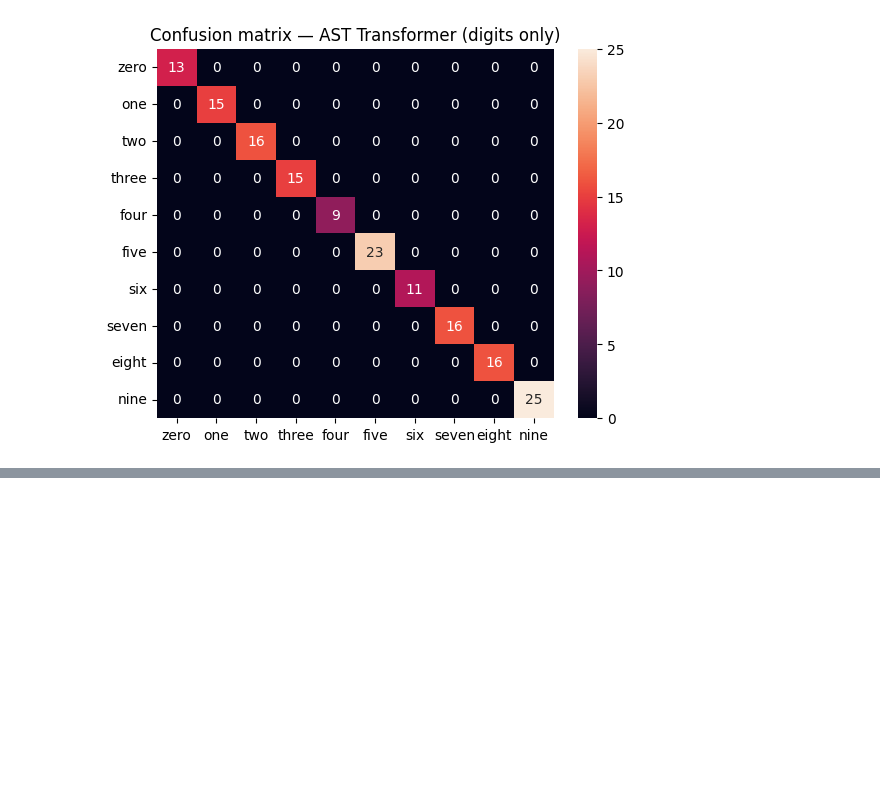
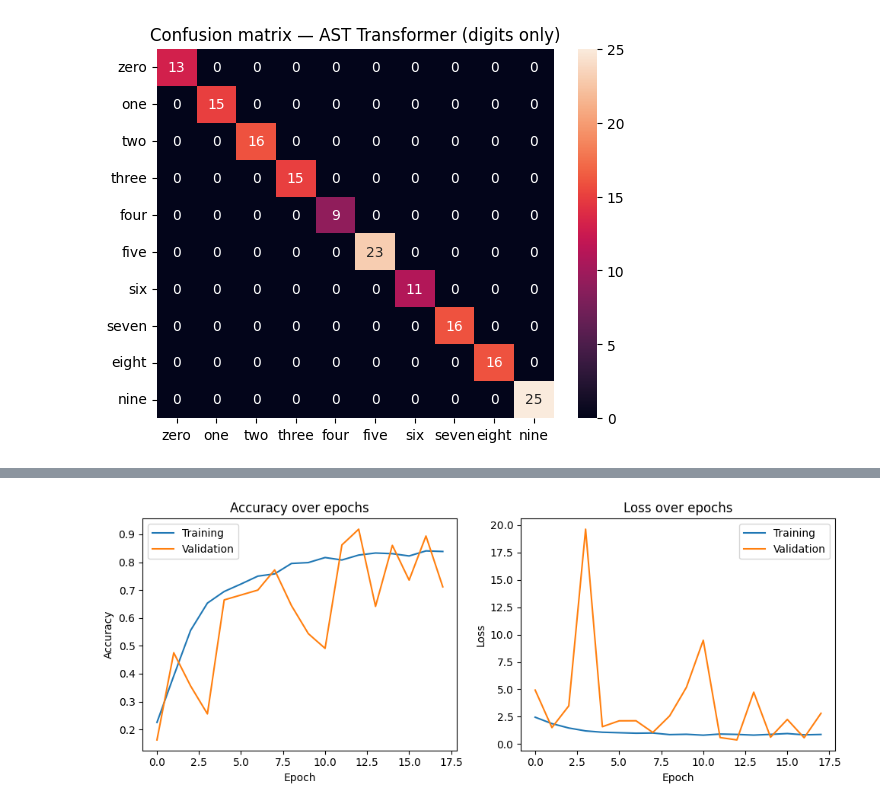
Before and after one commit to NicolasCatoiu/DAT255-Project-V26-Gr30, a Jupyter notebook: notebooks/evaluation.ipynb, the cells around one changed output, grey strips where cells are left out. Saved outputs shown, nothing was run; the diff lists cells and outputs as text; code cells hidden in the pictures; blank space fills up the shorter version.

```diff
--- a/notebooks/evaluation.ipynb
+++ b/notebooks/evaluation.ipynb
@@ -172,0 +267,32 @@ Time: 20.7 ms per sample
+# %%
+import numpy as np
+import matplotlib.pyplot as plt
+import sys
+import os
+sys.path.append(os.path.abspath(".."))
+from config import RESULTS_DIR
+
+history = np.load(os.path.join(RESULTS_DIR, "deep_model-mel-lr0.01_history.npy"), allow_pickle=True).item()
+
+plt.figure(figsize=(10, 4))
+
+plt.subplot(1, 2, 1)
+plt.plot(history['accuracy'], label='Training')
+plt.plot(history['val_accuracy'], label='Validation')
+plt.title('Accuracy over epochs')
+plt.xlabel('Epoch')
+plt.ylabel('Accuracy')
+plt.legend()
+
+plt.subplot(1, 2, 2)
+plt.plot(history['loss'], label='Training')
+plt.plot(history['val_loss'], label='Validation')
+plt.title('Loss over epochs')
+plt.xlabel('Epoch')
+plt.ylabel('Loss')
+plt.legend()
+
+plt.tight_layout()
+plt.show()
+# %% [output]
+[figure, added]
```
Also changed, not shown: parts of 4 cells of this notebook, 1 other file.
